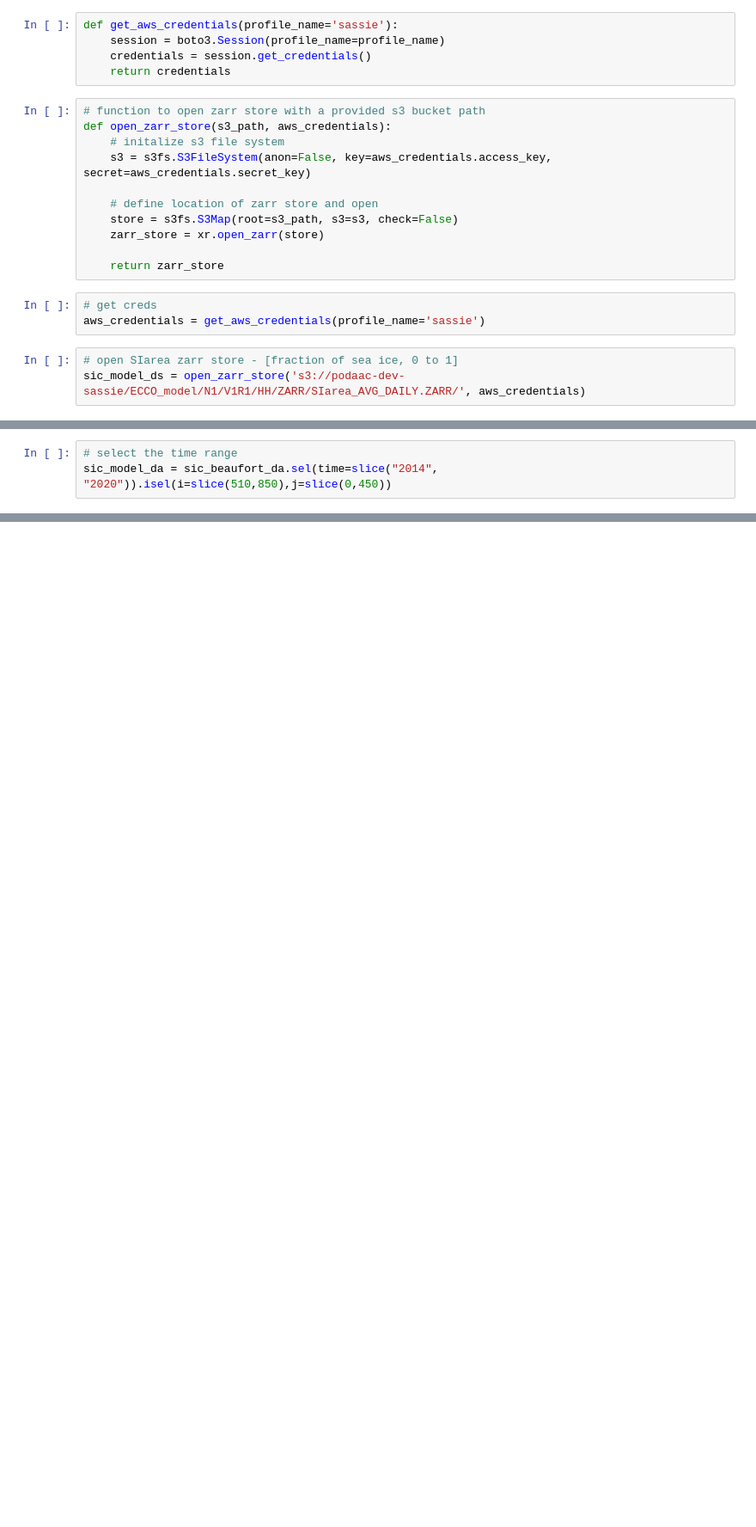
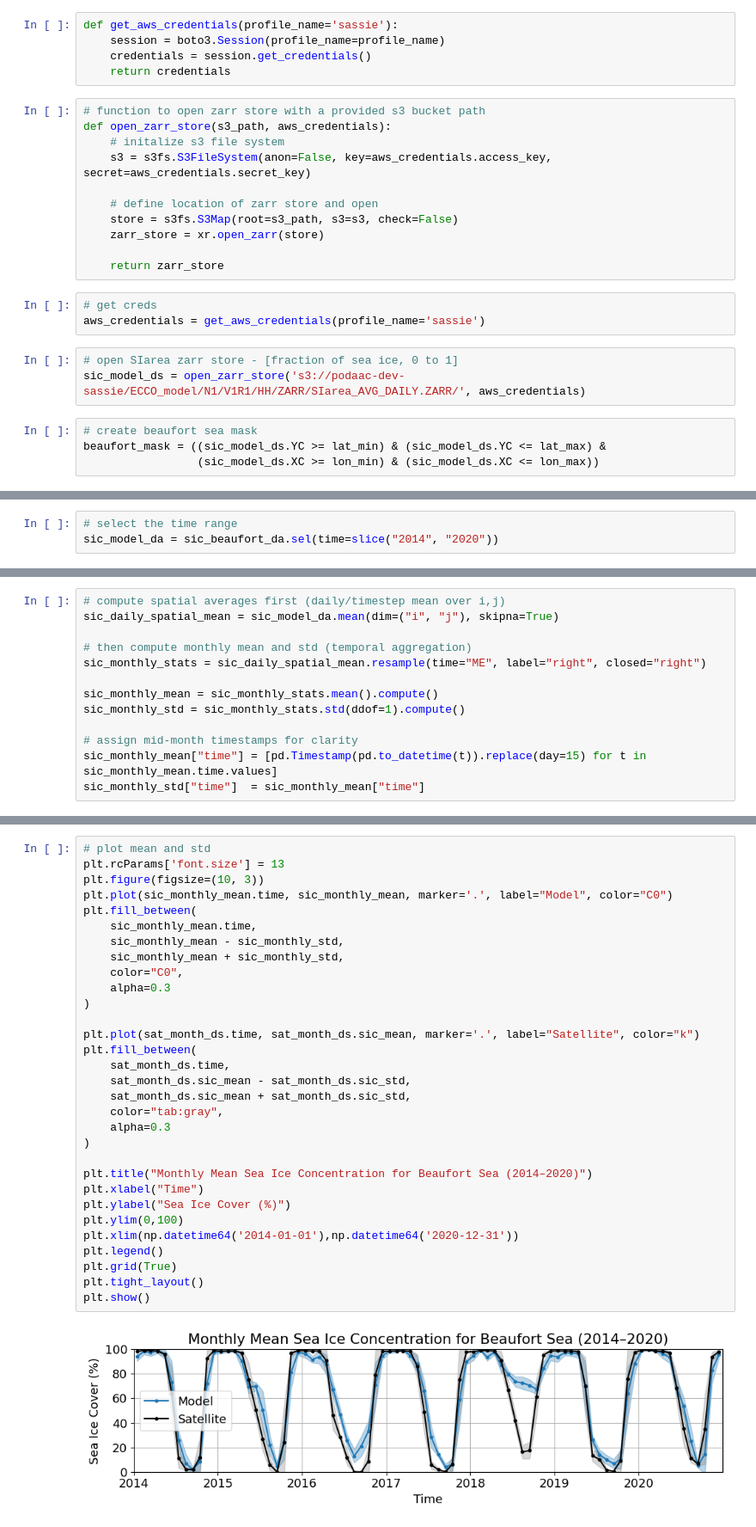
Before and after one commit to mjzahn/SASSIE_ECCO_salinity_stratification, a Jupyter notebook: notebooks/obs_model_comparison/SIC_model_and_satellite.ipynb, the cells around one changed output, grey strips where cells are left out. Shown at 86% size. Saved outputs shown, nothing was run; the diff lists cells and outputs as text; blank space fills up the shorter version.

```diff
--- a/notebooks/obs_model_comparison/SIC_model_and_satellite.ipynb
+++ b/notebooks/obs_model_comparison/SIC_model_and_satellite.ipynb
@@ -114,4 +187,8 @@ aws_credentials = get_aws_credentials(profile_name='sassie')
 # %%
 # open SIarea zarr store - [fraction of sea ice, 0 to 1]
 sic_model_ds = open_zarr_store('s3://podaac-dev-sassie/ECCO_model/N1/V1R1/HH/ZARR/SIarea_AVG_DAILY.ZARR/', aws_credentials)
+# %%
+# create beaufort sea mask
+beaufort_mask = ((sic_model_ds.YC >= lat_min) & (sic_model_ds.YC <= lat_max) &
+                 (sic_model_ds.XC >= lon_min) & (sic_model_ds.XC <= lon_max))
 # %%
@@ -196,4 +295,4 @@ grid_area = HH_grid.rAc.isel(i=slice(510,850),j=slice(0,450))
 # %%
 # select the time range
-sic_model_da = sic_beaufort_da.sel(time=slice("2014", "2020")).isel(i=slice(510,850),j=slice(0,450))
+sic_model_da = sic_beaufort_da.sel(time=slice("2014", "2020"))
 # %%
@@ -229,0 +306,13 @@ plt.show()
+# %%
+# compute spatial averages first (daily/timestep mean over i,j)
+sic_daily_spatial_mean = sic_model_da.mean(dim=("i", "j"), skipna=True)
+
+# then compute monthly mean and std (temporal aggregation)
+sic_monthly_stats = sic_daily_spatial_mean.resample(time="ME", label="right", closed="right")
+
+sic_monthly_mean = sic_monthly_stats.mean().compute()
+sic_monthly_std = sic_monthly_stats.std(ddof=1).compute()
+
+# assign mid-month timestamps for clarity
+sic_monthly_mean["time"] = [pd.Timestamp(pd.to_datetime(t)).replace(day=15) for t in sic_monthly_mean.time.values]
+sic_monthly_std["time"]  = sic_monthly_mean["time"]
@@ -229,0 +321,33 @@ plt.show()
+# %%
+# plot mean and std
+plt.rcParams['font.size'] = 13
+plt.figure(figsize=(10, 3))
+plt.plot(sic_monthly_mean.time, sic_monthly_mean, marker='.', label="Model", color="C0")
+plt.fill_between(
+    sic_monthly_mean.time,
+    sic_monthly_mean - sic_monthly_std,
+    sic_monthly_mean + sic_monthly_std,
+    color="C0",
+    alpha=0.3
+)
+
+plt.plot(sat_month_ds.time, sat_month_ds.sic_mean, marker='.', label="Satellite", color="k")
+plt.fill_between(
+    sat_month_ds.time,
+    sat_month_ds.sic_mean - sat_month_ds.sic_std,
+    sat_month_ds.sic_mean + sat_month_ds.sic_std,
+    color="tab:gray",
+    alpha=0.3
+)
+
+plt.title("Monthly Mean Sea Ice Concentration for Beaufort Sea (2014–2020)")
+plt.xlabel("Time")
+plt.ylabel("Sea Ice Cover (%)")
+plt.ylim(0,100)
+plt.xlim(np.datetime64('2014-01-01'),np.datetime64('2020-12-31'))
+plt.legend()
+plt.grid(True)
+plt.tight_layout()
+plt.show()
+# %% [output]
+[figure, added]
```
Also changed, not shown: parts of 30 cells of this notebook, 1 other file.
